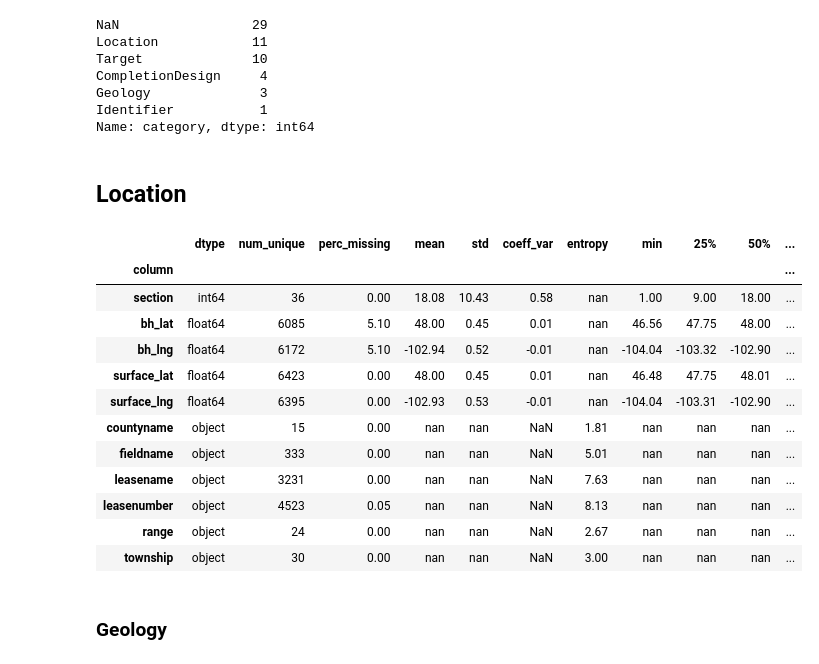
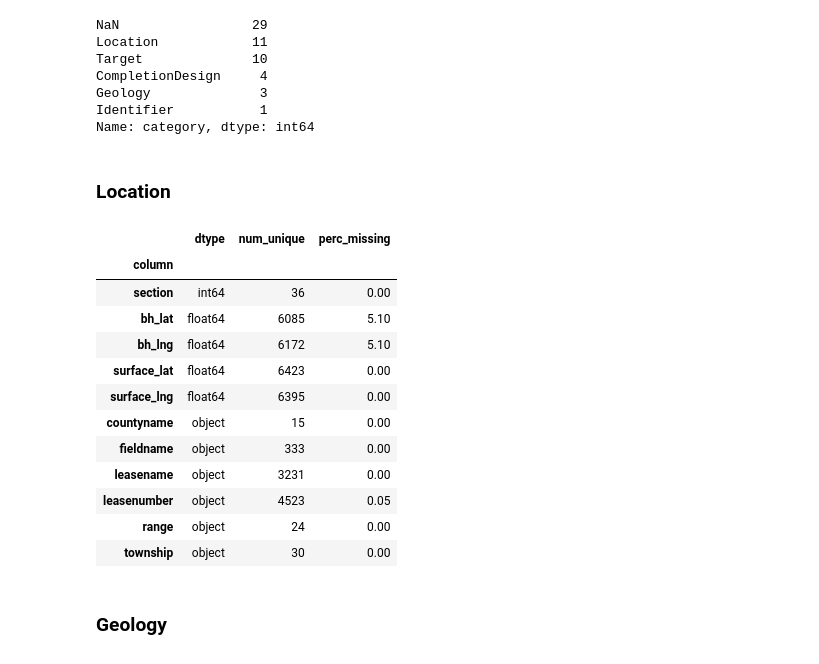
Before and after one commit to noproblem-james/data_imputation, a Jupyter notebook: notebooks/EDA.ipynb, the cells around one changed output. Cells and saved outputs as stored; diff of their text form; code cells hidden in the pictures.

```diff
--- a/notebooks/EDA.ipynb
+++ b/notebooks/EDA.ipynb
@@ -172,4 +181,4 @@ display(summary_df.head())
 | total_num_stages | int64 | 74 | 0.00 | 25.78 | 11.05 | 0.43 | nan | 1.00 | 21.00 | 30.00 | ... |
 | bakken_isopach_ft | float64 | 14 | 0.00 | 86.52 | 24.66 | 0.28 | nan | 10.00 | 70.00 | 90.00 | ... |
 # %%
-summary_df.style.set_properties(subset=['description'], **{'width': '700px'})
+# summary_df.style.set_properties(subset=['description'], **{'width': '700px'})
@@ -203,23 +193,23 @@ Geology              3
 Identifier           1
 Name: category, dtype: int64
 # %% [markdown]
-## Location
+### Location
 # %%
-summary_df.query("category == 'Location'")
+summary_df.query("category == 'Location'").filter(["dtype", "num_unique", "perc_missing"])
 # %% [output]
-|  | dtype | num_unique | perc_missing | mean | std | coeff_var | entropy | min | 25% | 50% | ... |
-| column |  |  |  |  |  |  |  |  |  |  | ... |
-| section | int64 | 36 | 0.00 | 18.08 | 10.43 | 0.58 | nan | 1.00 | 9.00 | 18.00 | ... |
-| bh_lat | float64 | 6085 | 5.10 | 48.00 | 0.45 | 0.01 | nan | 46.56 | 47.75 | 48.00 | ... |
-| bh_lng | float64 | 6172 | 5.10 | -102.94 | 0.52 | -0.01 | nan | -104.04 | -103.32 | -102.90 | ... |
-| surface_lat | float64 | 6423 | 0.00 | 48.00 | 0.45 | 0.01 | nan | 46.48 | 47.75 | 48.01 | ... |
-| surface_lng | float64 | 6395 | 0.00 | -102.93 | 0.53 | -0.01 | nan | -104.04 | -103.31 | -102.90 | ... |
-| countyname | object | 15 | 0.00 | nan | nan | NaN | 1.81 | nan | nan | nan | ... |
-| fieldname | object | 333 | 0.00 | nan | nan | NaN | 5.01 | nan | nan | nan | ... |
-| leasename | object | 3231 | 0.00 | nan | nan | NaN | 7.63 | nan | nan | nan | ... |
-| leasenumber | object | 4523 | 0.05 | nan | nan | NaN | 8.13 | nan | nan | nan | ... |
-| range | object | 24 | 0.00 | nan | nan | NaN | 2.67 | nan | nan | nan | ... |
-| township | object | 30 | 0.00 | nan | nan | NaN | 3.00 | nan | nan | nan | ... |
+|  | dtype | num_unique | perc_missing |
+| column |  |  |  |
+| section | int64 | 36 | 0.00 |
+| bh_lat | float64 | 6085 | 5.10 |
+| bh_lng | float64 | 6172 | 5.10 |
+| surface_lat | float64 | 6423 | 0.00 |
+| surface_lng | float64 | 6395 | 0.00 |
+| countyname | object | 15 | 0.00 |
+| fieldname | object | 333 | 0.00 |
+| leasename | object | 3231 | 0.00 |
+| leasenumber | object | 4523 | 0.05 |
+| range | object | 24 | 0.00 |
+| township | object | 30 | 0.00 |
 # %%
 # We don't want to use location data directly.
 # The `object` datatyped columns (e.g., `countyname`) are just administrative divisions and not directly relevant to subsurfacegeology.
```
Also changed, not shown: parts of 15 cells of this notebook.
